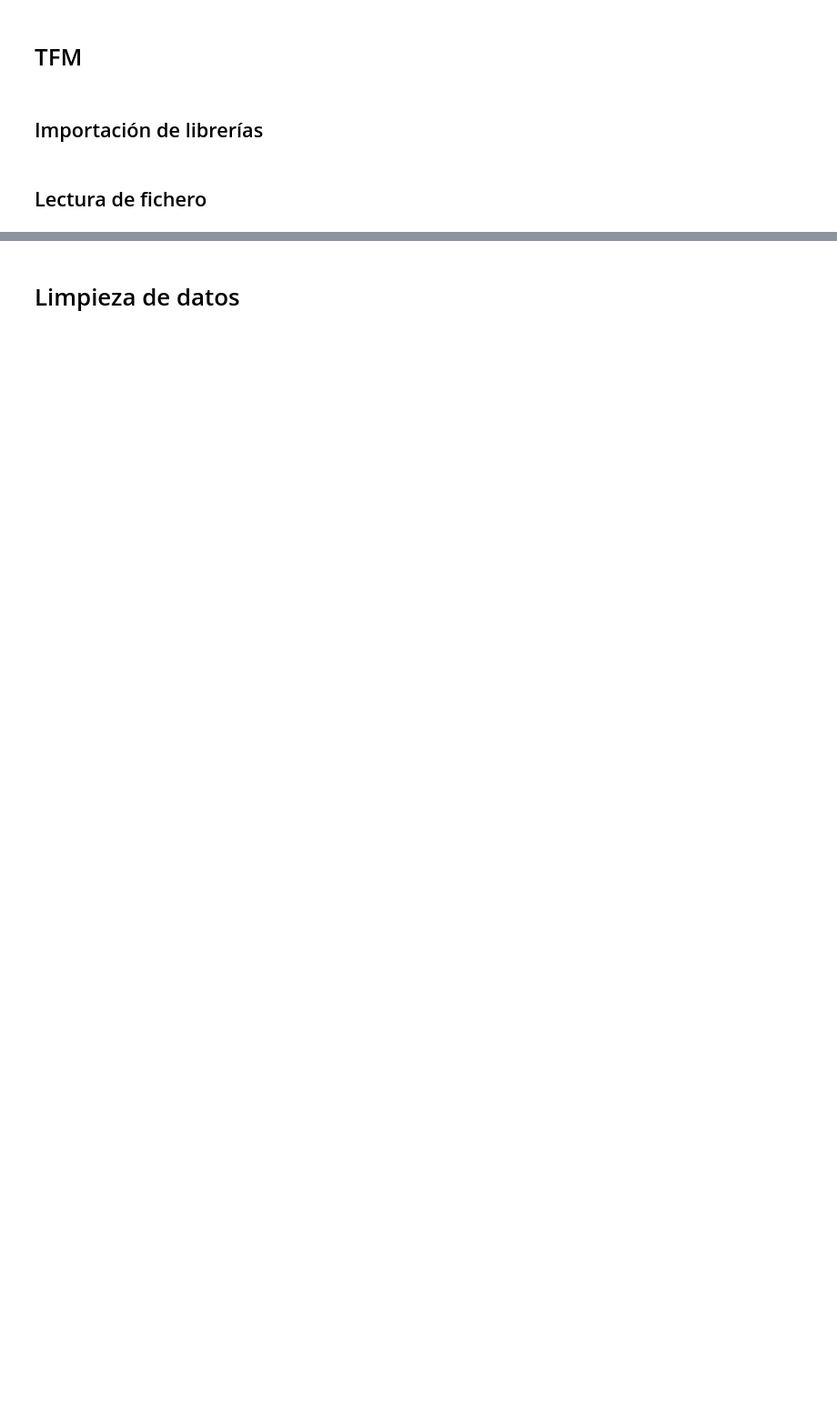
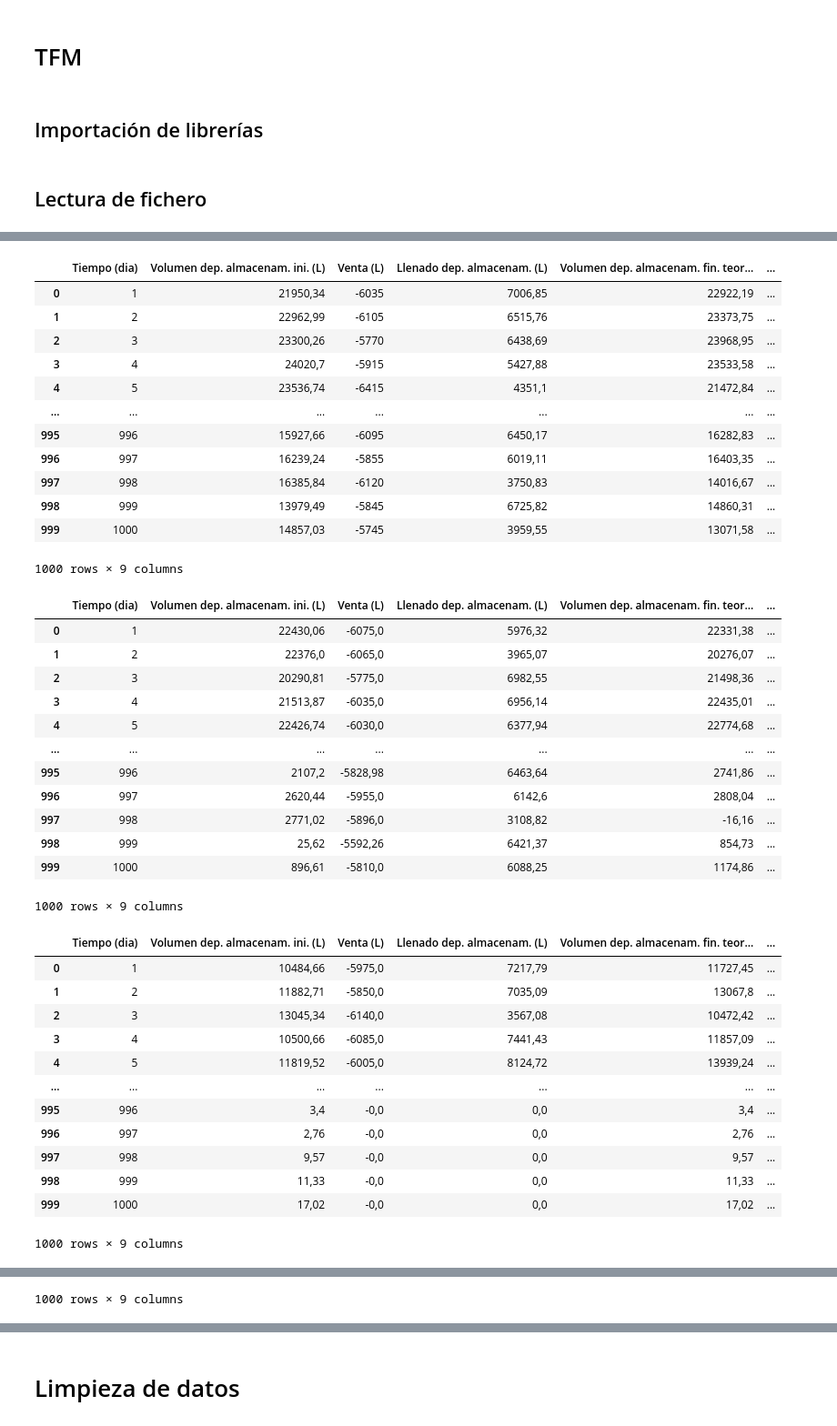
Before and after one commit to alu0101351773/TFM, a Jupyter notebook: src/project/main.ipynb, the cells around one changed output, grey strips where cells are left out. Shown: that part at 91% size. Cells and saved outputs as stored; diff of their text form; code cells hidden in the pictures; blank space fills up the shorter version.

```diff
--- a/src/project/main.ipynb
+++ b/src/project/main.ipynb
@@ -35,0 +17,16 @@ display(df)
+# %%
+data_dict = {}
+DATA_DIR = '../../data/'
+
+for data_folder in os.listdir(DATA_DIR):
+    *data_files, config_file = os.listdir(f'{DATA_DIR}/{data_folder}')
+
+    leak_value = toml.load(f'{DATA_DIR}/{data_folder}/{config_file}')['tanks']['flow_value']
+
+    train_dataframe, test_dataframe = random.sample(data_files, 2)
+
+    data_dict[data_folder] = {
+        'leak_value': leak_value,
+        'train_dataframe': pd.read_csv(f'{DATA_DIR}/{data_folder}/{train_dataframe}').drop(columns=['Unnamed: 0']),
+        'test_dataframe': pd.read_csv(f'{DATA_DIR}/{data_folder}/{test_dataframe}').drop(columns=['Unnamed: 0'])
+    }
@@ -35,0 +35,43 @@ display(df)
+# %%
+for case in data_dict:
+    display(data_dict[case]['train_dataframe'])
+# %% [output]
+|  | Tiempo (dia) | Volumen dep. almacenam. ini. (L) | Venta (L) | Llenado dep. almacenam. (L) | Volumen dep. almacenam. fin. teor... | ... |
+| 0 | 1 | 21950,34 | -6035 | 7006,85 | 22922,19 | ... |
+| 1 | 2 | 22962,99 | -6105 | 6515,76 | 23373,75 | ... |
+| 2 | 3 | 23300,26 | -5770 | 6438,69 | 23968,95 | ... |
+| 3 | 4 | 24020,7 | -5915 | 5427,88 | 23533,58 | ... |
+| 4 | 5 | 23536,74 | -6415 | 4351,1 | 21472,84 | ... |
+| ... | ... | ... | ... | ... | ... | ... |
+| 995 | 996 | 15927,66 | -6095 | 6450,17 | 16282,83 | ... |
+| 996 | 997 | 16239,24 | -5855 | 6019,11 | 16403,35 | ... |
+| 997 | 998 | 16385,84 | -6120 | 3750,83 | 14016,67 | ... |
+| 998 | 999 | 13979,49 | -5845 | 6725,82 | 14860,31 | ... |
+| 999 | 1000 | 14857,03 | -5745 | 3959,55 | 13071,58 | ... |
+1000 rows × 9 columns
+|  | Tiempo (dia) | Volumen dep. almacenam. ini. (L) | Venta (L) | Llenado dep. almacenam. (L) | Volumen dep. almacenam. fin. teor... | ... |
+| 0 | 1 | 22430,06 | -6075,0 | 5976,32 | 22331,38 | ... |
+| 1 | 2 | 22376,0 | -6065,0 | 3965,07 | 20276,07 | ... |
+| 2 | 3 | 20290,81 | -5775,0 | 6982,55 | 21498,36 | ... |
+| 3 | 4 | 21513,87 | -6035,0 | 6956,14 | 22435,01 | ... |
+| 4 | 5 | 22426,74 | -6030,0 | 6377,94 | 22774,68 | ... |
+| ... | ... | ... | ... | ... | ... | ... |
+| 995 | 996 | 2107,2 | -5828,98 | 6463,64 | 2741,86 | ... |
+| 996 | 997 | 2620,44 | -5955,0 | 6142,6 | 2808,04 | ... |
+| 997 | 998 | 2771,02 | -5896,0 | 3108,82 | -16,16 | ... |
+| 998 | 999 | 25,62 | -5592,26 | 6421,37 | 854,73 | ... |
+| 999 | 1000 | 896,61 | -5810,0 | 6088,25 | 1174,86 | ... |
+1000 rows × 9 columns
+|  | Tiempo (dia) | Volumen dep. almacenam. ini. (L) | Venta (L) | Llenado dep. almacenam. (L) | Volumen dep. almacenam. fin. teor... | ... |
+| 0 | 1 | 10484,66 | -5975,0 | 7217,79 | 11727,45 | ... |
+| 1 | 2 | 11882,71 | -5850,0 | 7035,09 | 13067,8 | ... |
+| 2 | 3 | 13045,34 | -6140,0 | 3567,08 | 10472,42 | ... |
+| 3 | 4 | 10500,66 | -6085,0 | 7441,43 | 11857,09 | ... |
+| 4 | 5 | 11819,52 | -6005,0 | 8124,72 | 13939,24 | ... |
+| ... | ... | ... | ... | ... | ... | ... |
+| 995 | 996 | 3,4 | -0,0 | 0,0 | 3,4 | ... |
+| 996 | 997 | 2,76 | -0,0 | 0,0 | 2,76 | ... |
+| 997 | 998 | 9,57 | -0,0 | 0,0 | 9,57 | ... |
+| 998 | 999 | 11,33 | -0,0 | 0,0 | 11,33 | ... |
+| 999 | 1000 | 17,02 | -0,0 | 0,0 | 17,02 | ... |
+1000 rows × 9 columns
@@ -35,0 +90 @@ display(df)
+1000 rows × 9 columns
```
Also changed, not shown: parts of 45 cells of this notebook.
